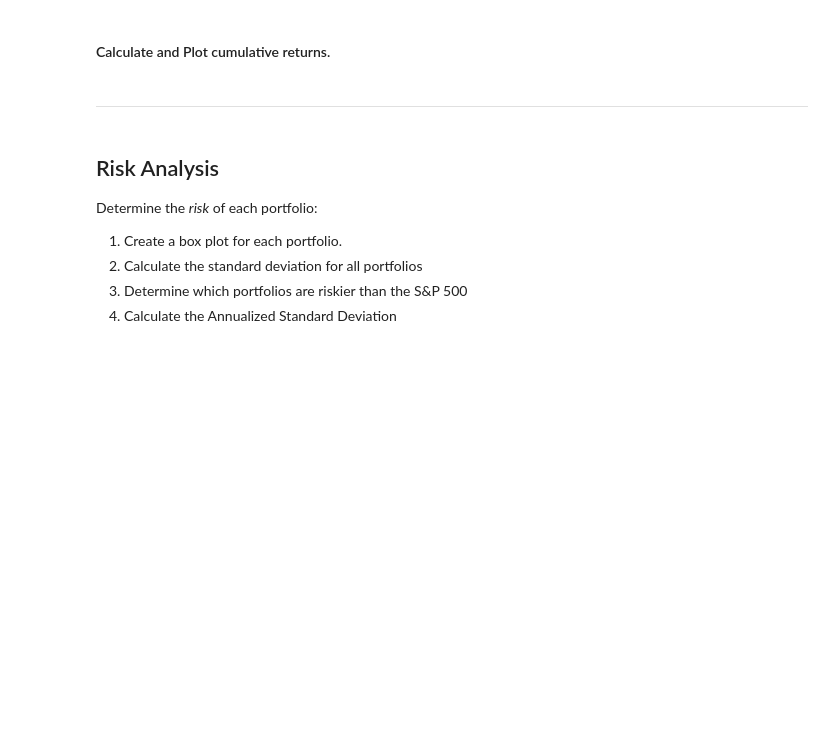
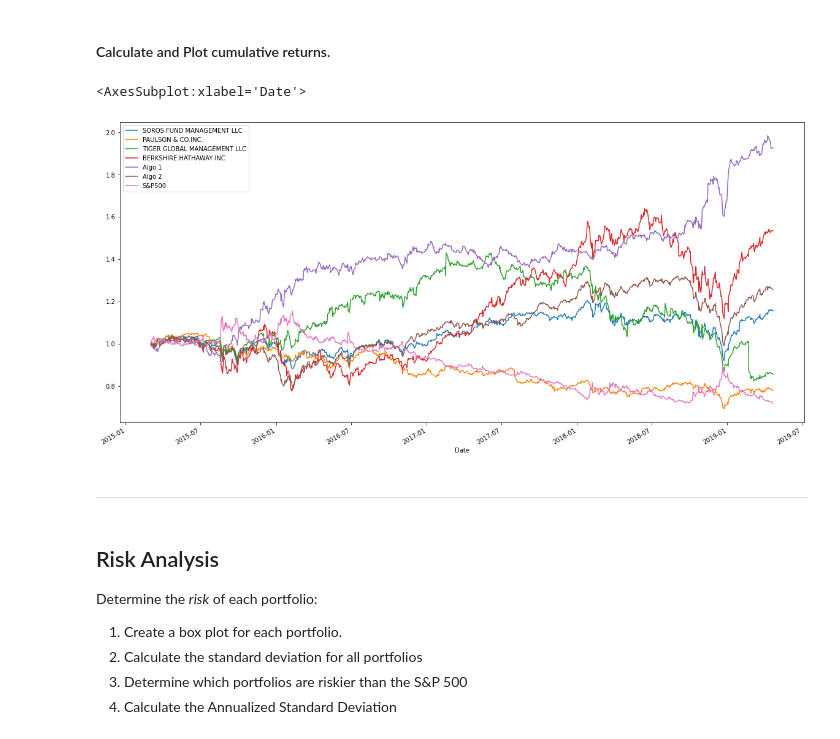
Before and after one commit to jackdavis185/Portfolio_Analysis, a Jupyter notebook: Starter_Code/whale_analysis.ipynb, the cells around one changed output. Cells and saved outputs as stored; diff of their text form; code cells hidden in the pictures; blank space fills up the shorter version.

```diff
--- a/Starter_Code/whale_analysis.ipynb
+++ b/Starter_Code/whale_analysis.ipynb
@@ -132,8 +148,12 @@ In this section, you will calculate and visualize performance and risk metrics f
 #### Calculate and Plot cumulative returns.
 # %%
 # Calculate cumulative returns of all portfolios
-
+cumulative_combined_returns = (combined_returns + 1).cumprod()
 # Plot cumulative returns
+cumulative_combined_returns.plot(figsize = (20, 10))
+# %% [output]
+<AxesSubplot:xlabel='Date'>
+[figure, added]
 # %% [markdown]
 ---
 # %% [markdown]
```
Also changed, not shown: parts of 8 cells of this notebook.
